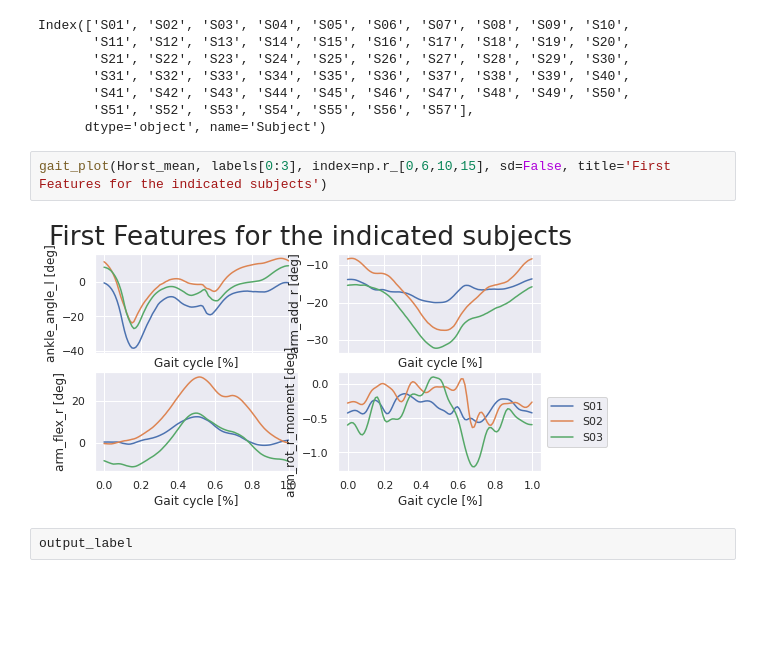
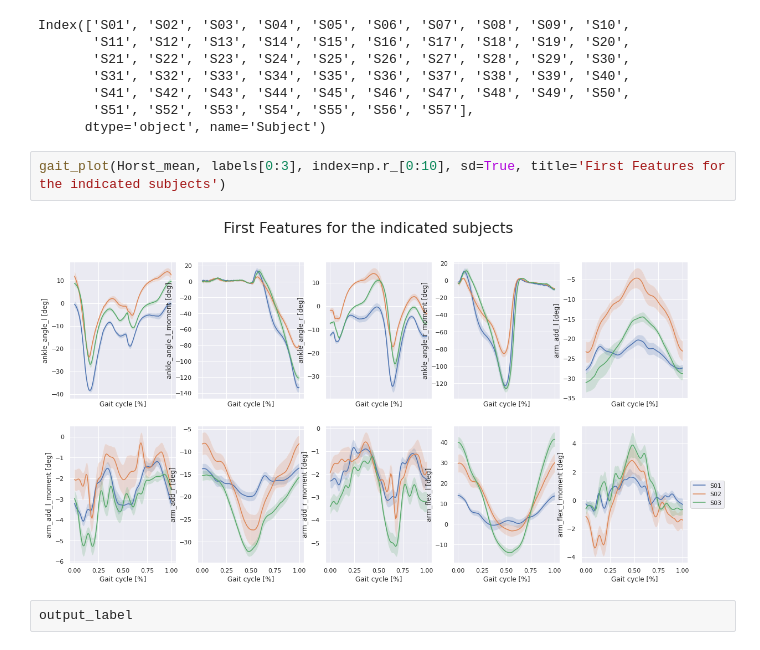
Before and after one commit to nikorose87/DJS-GA, a Jupyter notebook: PCA_n_kPCA_classification.ipynb, the cells around one changed output. Saved outputs shown, nothing was run; the diff lists cells and outputs as text; blank space fills up the shorter version.

```diff
--- a/PCA_n_kPCA_classification.ipynb
+++ b/PCA_n_kPCA_classification.ipynb
@@ -231,9 +231,9 @@ Index(['S01', 'S02', 'S03', 'S04', 'S05', 'S06', 'S07', 'S08', 'S09', 'S10',
        'S51', 'S52', 'S53', 'S54', 'S55', 'S56', 'S57'],
       dtype='object', name='Subject')
 # %%
-gait_plot(Horst_mean, labels[0:3], index=np.r_[0,6,10,15], sd=False, title='First Features for the indicated subjects')
+gait_plot(Horst_mean, labels[0:3], index=np.r_[0:10], sd=True, title='First Features for the indicated subjects')
 # %% [output]
-[figure, old version]
+[figure, new version]
 # %%
 output_label
 # %% [output]
```
Also changed, not shown: parts of 3 cells of this notebook.
